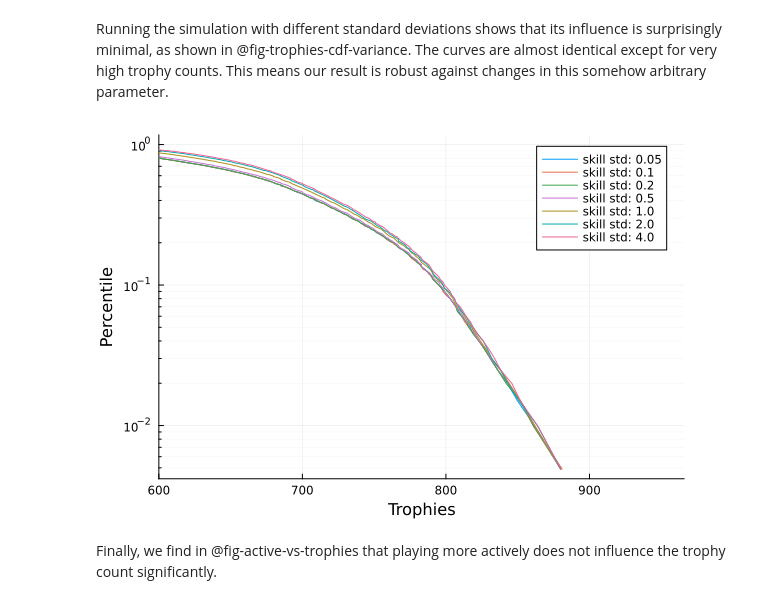
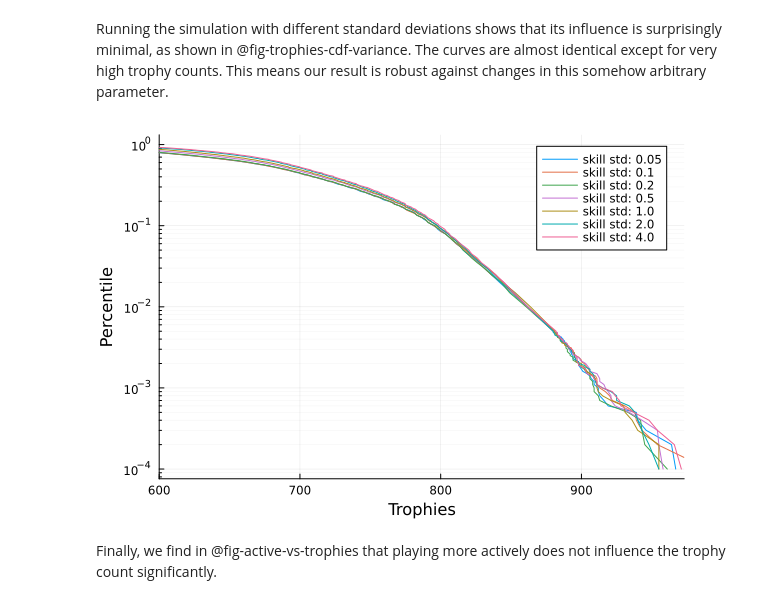
Before and after one commit to peteole/blog, a Jupyter notebook: trophy_simulation/index.ipynb, the cells around one changed output. Cells and saved outputs as stored; diff of their text form; code cells hidden in the pictures.

Commit message:
Improve plotting

```diff
--- a/trophy_simulation/index.ipynb
+++ b/trophy_simulation/index.ipynb
@@ -174,5 +194,7 @@ Next, let us find out what we are interested in: the top 1% of players. To do so
 trophies=[p.trophies for p in players]
 trophies=sort(trophies)
 percent_better=1.0 .- (1:num_players) ./num_players
-plot(trophies[1:100:end-1], percent_better[1:100:end-1], label="Trophies", xlabel="Trophies", ylabel="Percentile", yscale=:log10, xlims=(600,maximum(trophies)),yminorgrid=true, legend=false)
+# plot all but the last 50 in steps of 100 and the last 50 players
+to_plot=vcat(1:100:(num_players-50),(num_players-50):(num_players-1))
+plot(trophies[to_plot], percent_better[to_plot], label="Trophies", xlabel="Trophies", ylabel="Percentile", yscale=:log10, xlims=(600,maximum(trophies)),yminorgrid=true, legend=false)
 # %% [output]
@@ -241,23 +265,25 @@ Running the simulation with different standard deviations shows that its influen
 # %%
 #| echo: true
 #| label: fig-trophies-cdf-variance
 #| fig-cap: Fraction of players with at least a certain number of trophies for different skill standard deviations and 10000 players after 1000 rounds.
 p=plot(xlabel="Trophies", ylabel="Percentile", yscale=:log10, yminorgrid=true)
 num_players=10000
 num_rounds=1000
 for std in [0.05, 0.1, 0.2, 0.5, 1, 2,4]
     players = [Player(Normal(0,std)) for i in 1:num_players]
     for round in 1:num_rounds
         step!(players)
     end
     trophies=[p.trophies for p in players]
     trophies=sort(trophies)
     percent_better=1.0 .- (1:num_players) ./num_players
-    plot!(p,trophies[1:50:end-1], percent_better[1:50:end-1], label="skill std: $std", xlims=(600,maximum(trophies)))
+    # plot all but the last 50 in steps of 50 and the last 50 players
+    to_plot=vcat(1:50:(num_players-50),(num_players-50):(num_players-1))
+    plot!(p,trophies[to_plot], percent_better[to_plot], label="skill std: $std", xlims=(600,maximum(trophies)))
 end
 display(p)
 # %% [output]
-[figure, old version]
+[figure, new version]
 # %% [markdown]
 Finally, we find in @fig-active-vs-trophies that playing more actively does not influence the trophy count significantly.
 # %%
```
Also changed, not shown: parts of 8 cells of this notebook, 12 other files.
